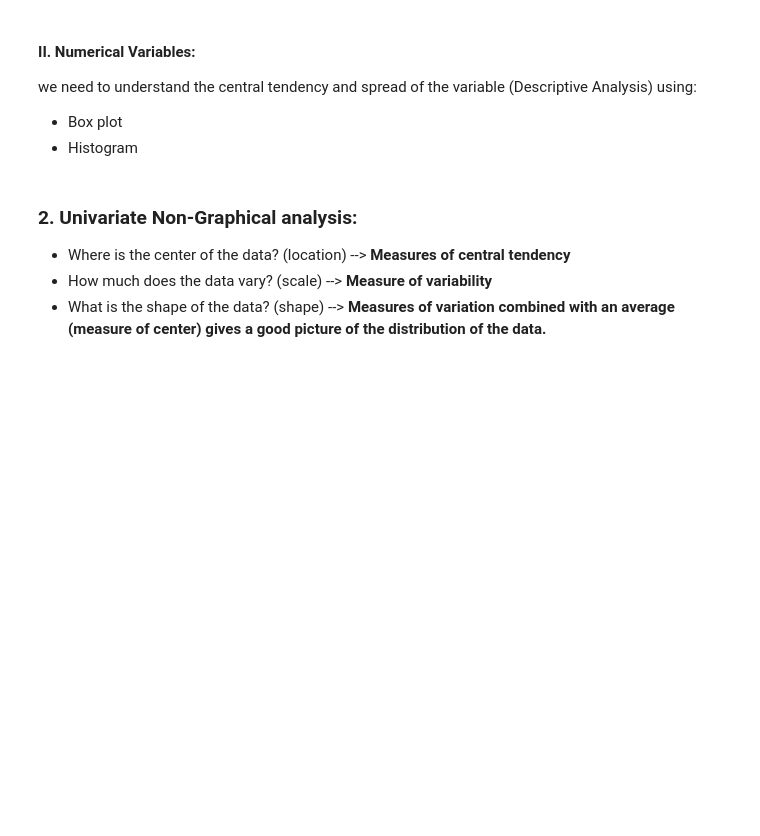
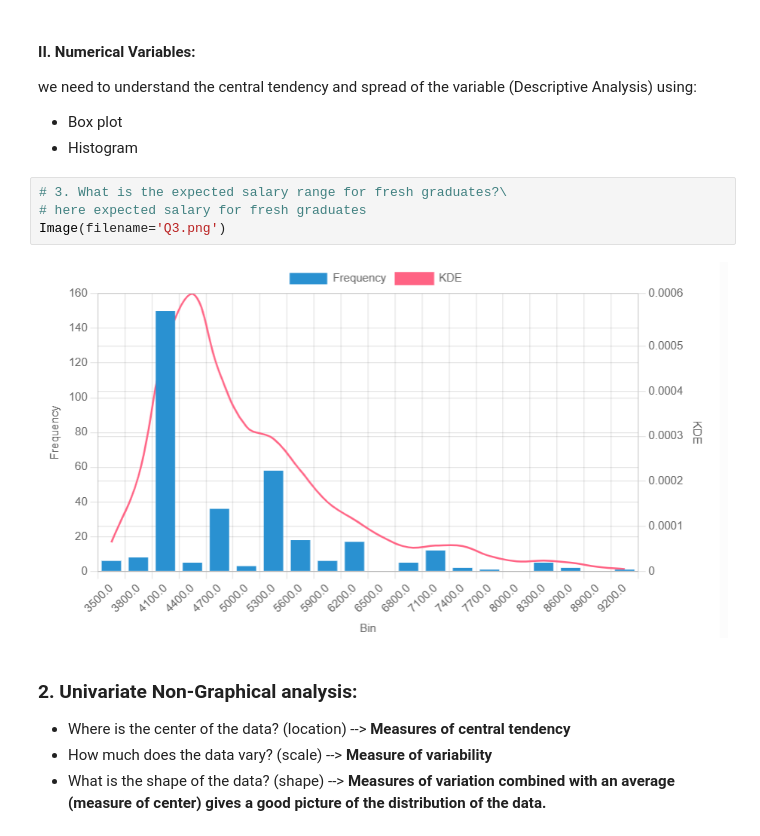
Before and after one commit to Tw-0l/job_postings_SA, a Jupyter notebook: EDA explain template 5.ipynb, the cells around one changed output. Drawn from its saved outputs; the diff is of its cells as text; blank space fills up the shorter version.

```diff
--- a/EDA explain template 5.ipynb
+++ b/EDA explain template 5.ipynb
@@ -315,6 +472,12 @@ we’ll use frequency table to understand distribution of each category
 we need to understand the central tendency and spread of the variable (Descriptive Analysis) using:
    - Box plot
    - Histogram
+# %%
+# 3. What is the expected salary range for fresh graduates?\
+# here expected salary for fresh graduates
+Image(filename='Q3.png')
+# %% [output]
+[figure, added]
 # %% [markdown]
 ### 2. Univariate Non-Graphical analysis:
 
```
Also changed, not shown: parts of 43 cells of this notebook, 7 other files.
